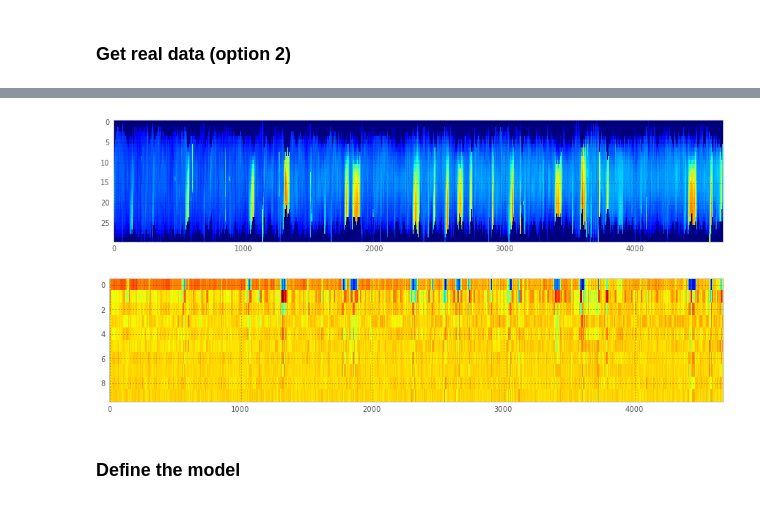
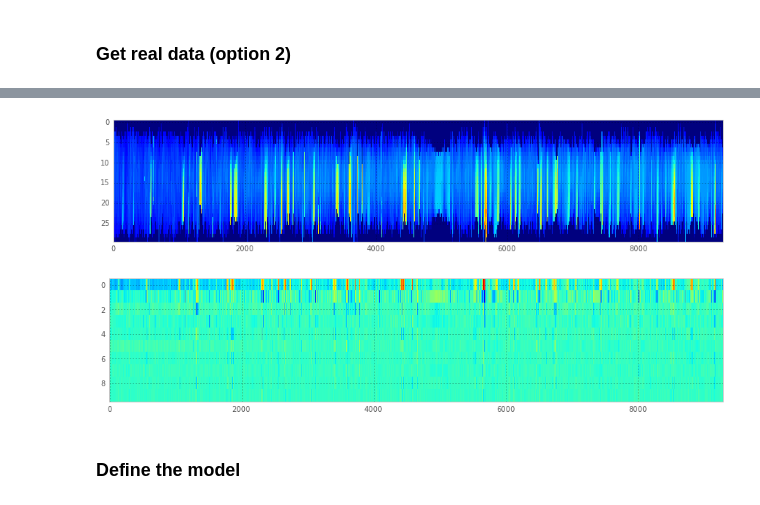
Before and after one commit to alexbw/pyhsmm, a Jupyter notebook: notebooks/Running EM BIC grid.ipynb, the cells around one changed output, grey strips where cells are left out. Cells and saved outputs as stored; diff of their text form; code cells hidden in the pictures.

```diff
--- a/notebooks/Running EM BIC grid.ipynb
+++ b/notebooks/Running EM BIC grid.ipynb
@@ -54,8 +55,8 @@ experiments = store.experiments
 # Dimensionally reduce it
 n_components = 10
 variables = ["spines"]
-training_experiments = experiments[:1]
-query=["frame_id<5000", "good_frame=1"]
+training_experiments = experiments[:2]
+query=["frame_id<10000", "good_frame=1"]
 
 pc = hdf.PCAAnalysis(store)
 pc.fit(n_components=n_components,
@@ -72,19 +75,19 @@ directly to c-types [inferred_type->mixed,key->block1_values]
 df, x = pc.select(query=pc.training_query, experiments=pc.training_experiments)
 # %%
 # Grab the results of the principal component reduction
-df, x = pc.select(query=query, experiments=pc.training_experiments)
+df, x = pc.select(query=query, experiments=pc.training_experiments[:1])
 data = x['princomps']
 spines = x['spines'][:,25:55]
 
 do_plot = True
 if do_plot:
     figure(figsize=(15,3))
     imshow(spines.T)
     figure(figsize=(15,3))
     imshow(data.T)
 # %% [output]
-[figure, old version]
+[figure, new version]
-[figure, old version]
+[figure, new version]
 # %%
 # Set parameters
 obs_dim = data.shape[1]
```
Also changed, not shown: parts of 23 cells of this notebook, 1 other file.
